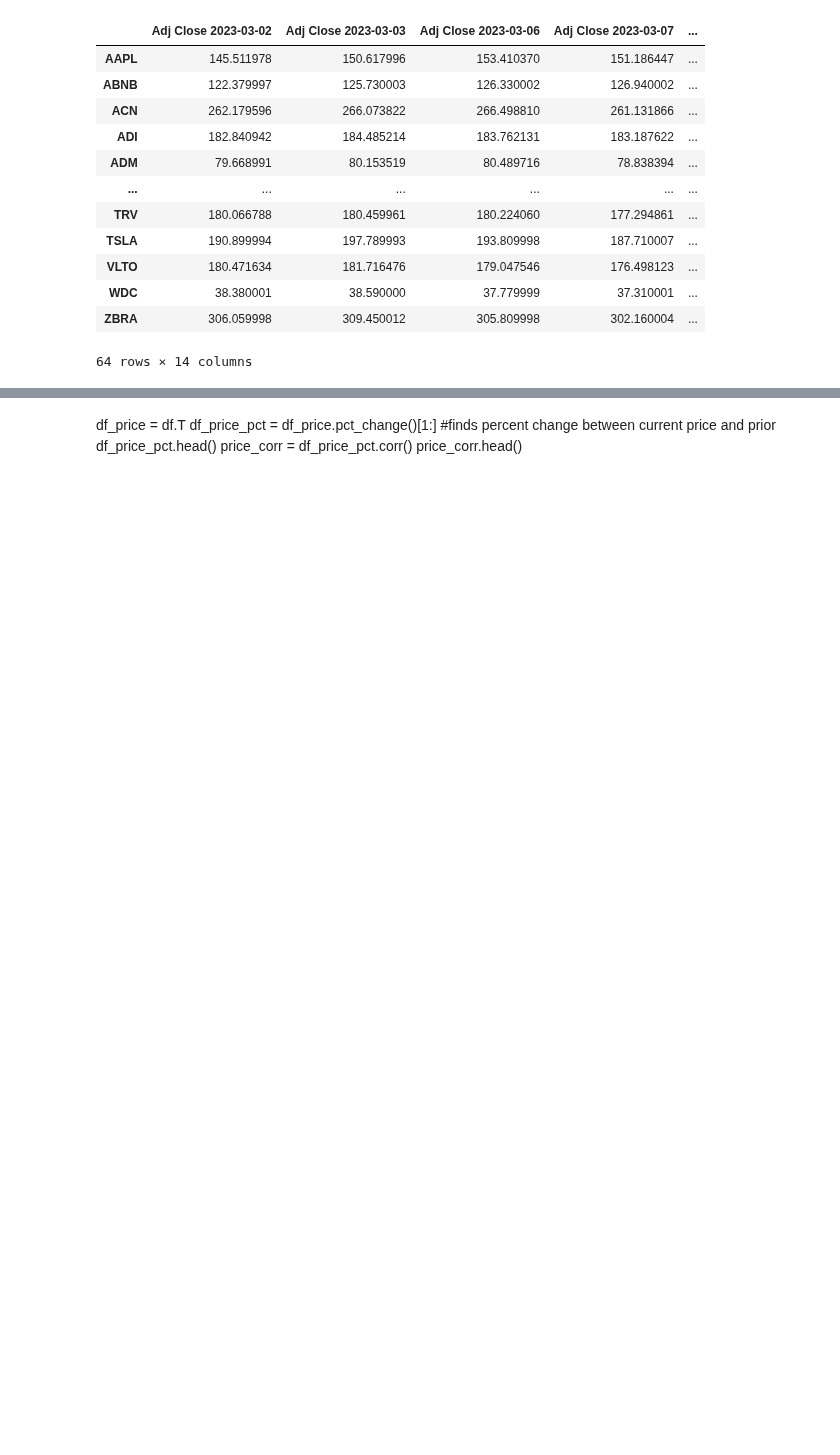
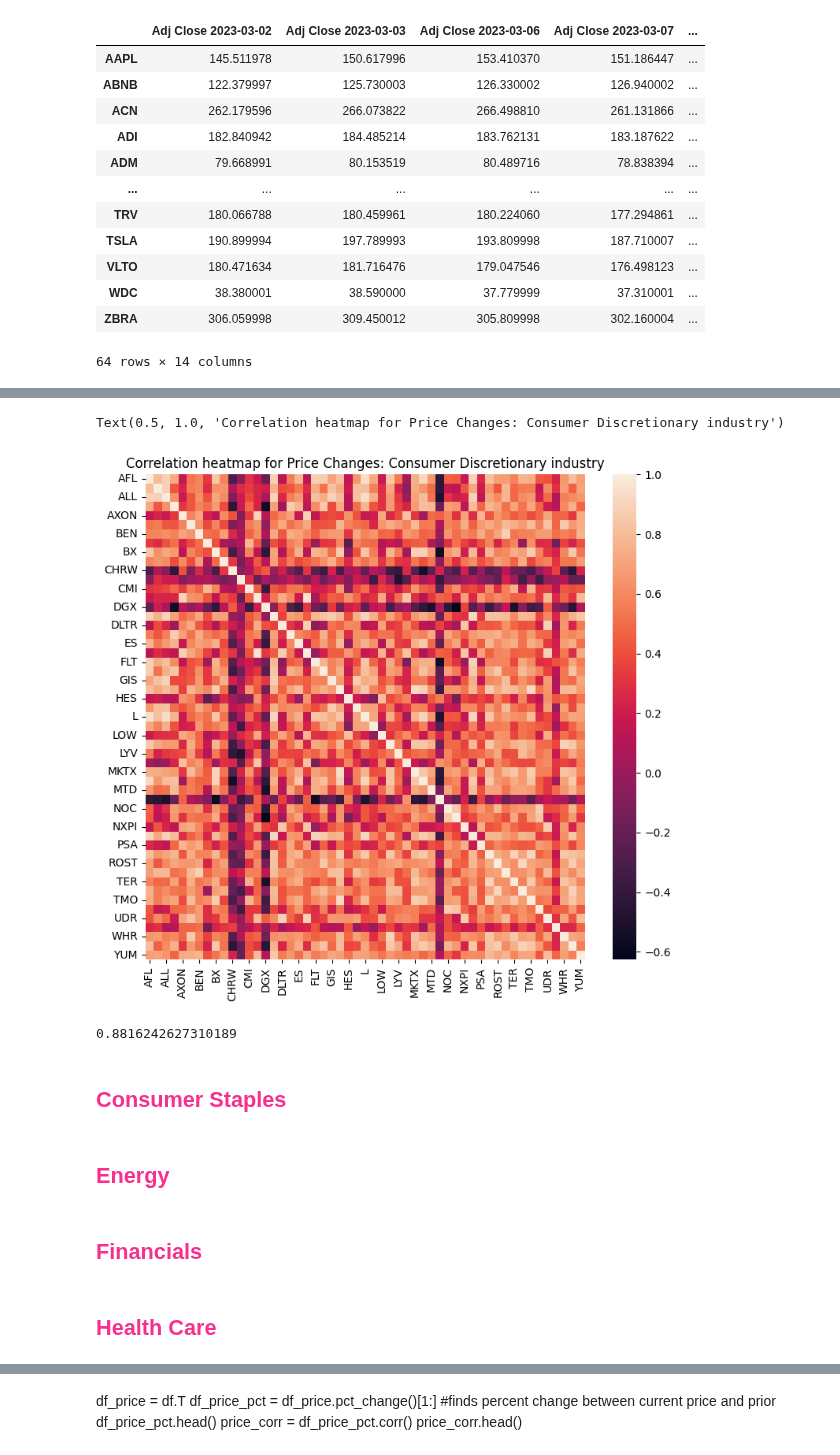
Before and after one commit to ktongk/BTT-JPMC-1, a Jupyter notebook: Anna/AH.ipynb, the cells around one changed output, grey strips where cells are left out. Saved outputs shown, nothing was run; the diff lists cells and outputs as text; code cells hidden in the pictures; blank space fills up the shorter version.

```diff
--- a/Anna/AH.ipynb
+++ b/Anna/AH.ipynb
@@ -182,0 +332,3 @@ condition
+# %%
+consume = df[df['Industry'] == 'Consumer Discretionary']
+consume.shape
@@ -182,0 +337,7 @@ condition
+# %%
+consume = consume.drop(columns= 'Industry', axis = 1)
+df_price_consume = consume.T
+df_price_pct_consume = df_price_consume.pct_change()[1:]
+
+price_corr_consume = df_price_pct_consume.corr()
+price_corr_consume.head()
@@ -182,0 +352,19 @@ condition
+# %%
+plt.figure(figsize=(9,8))
+sns.heatmap(price_corr_consume).set_title("Correlation heatmap for Price Changes: Consumer Discretionary industry")
+# %% [output]
+Text(0.5, 1.0, 'Correlation heatmap for Price Changes: Consumer Discretionary industry')
+[figure, added]
+# %%
+correlation = price_corr_consume.loc['AIZ', 'ALL']
+print(correlation)
+# %% [output]
+0.8816242627310189
+# %% [markdown]
+## <b> <font color = #f6308e > Consumer Staples </b>
+# %% [markdown]
+## <b> <font color = #f6308e > Energy </b>
+# %% [markdown]
+## <b> <font color = #f6308e > Financials </b>
+# %% [markdown]
+## <b> <font color = #f6308e > Health Care </b>
```
Also changed, not shown: parts of 23 cells of this notebook.
